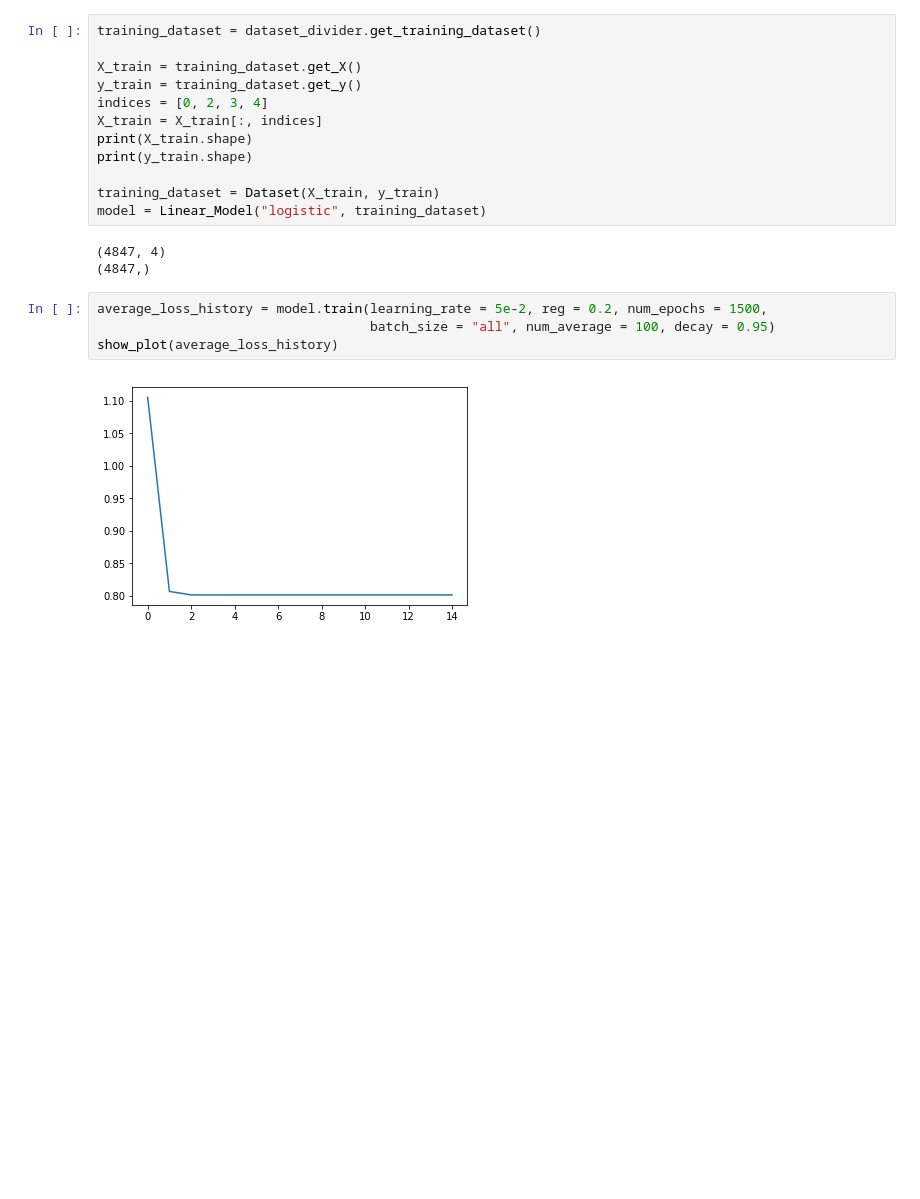
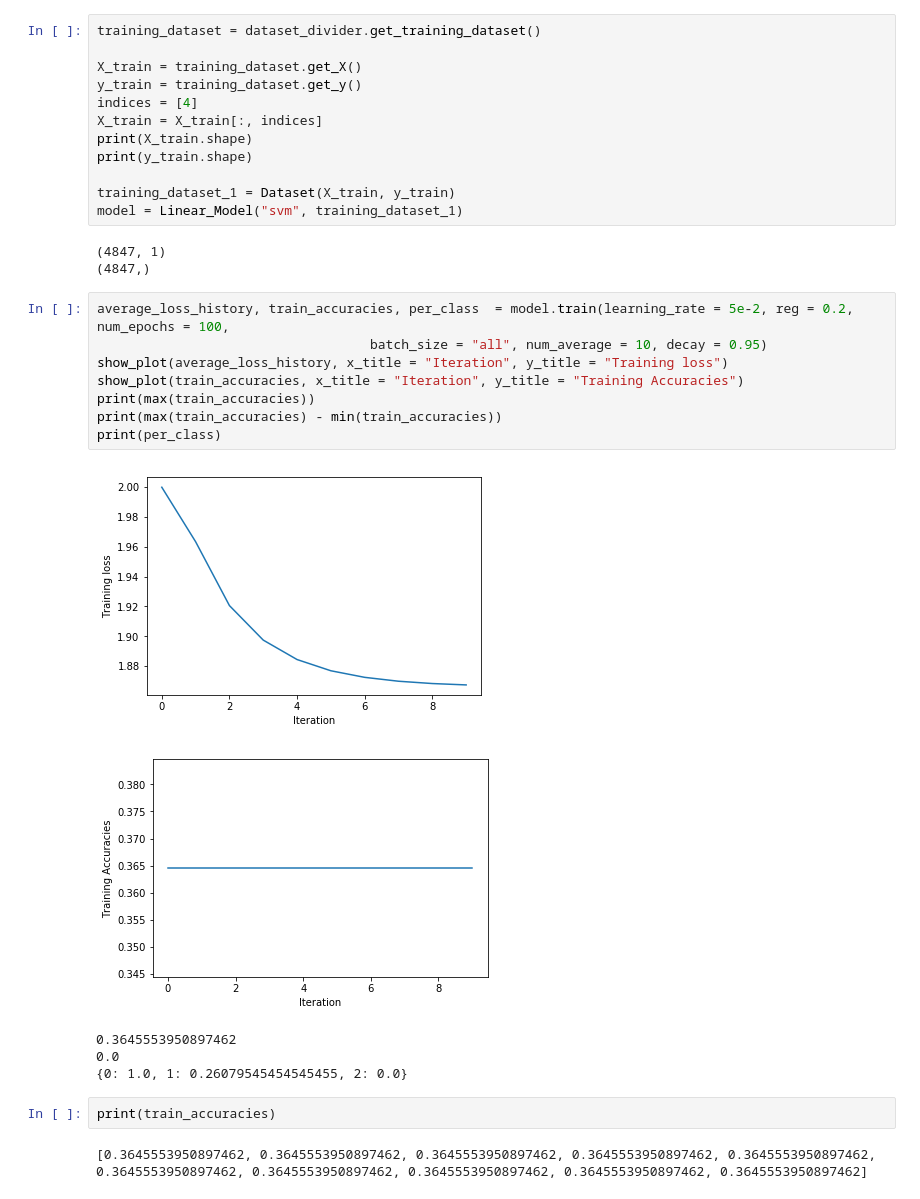
Before and after one commit to tajwarfahim/CS-229A-Project-Machine-Learning, a Jupyter notebook: code/project.ipynb, the cells around one changed output. Drawn from its saved outputs; the diff is of its cells as text; blank space fills up the shorter version.

```diff
--- a/code/project.ipynb
+++ b/code/project.ipynb
@@ -21,19 +23,31 @@ training_dataset = dataset_divider.get_training_dataset()
 
 X_train = training_dataset.get_X()
 y_train = training_dataset.get_y()
-indices = [0, 2, 3, 4]
+indices = [4]
 X_train = X_train[:, indices]
 print(X_train.shape)
 print(y_train.shape)
 
-training_dataset = Dataset(X_train, y_train)
-model = Linear_Model("logistic", training_dataset)
+training_dataset_1 = Dataset(X_train, y_train)
+model = Linear_Model("svm", training_dataset_1)
 # %% [output]
-(4847, 4)
+(4847, 1)
 (4847,)
 # %%
-average_loss_history = model.train(learning_rate = 5e-2, reg = 0.2, num_epochs = 1500,
-                                   batch_size = "all", num_average = 100, decay = 0.95)
-show_plot(average_loss_history)
+average_loss_history, train_accuracies, per_class  = model.train(learning_rate = 5e-2, reg = 0.2, num_epochs = 100,
+                                   batch_size = "all", num_average = 10, decay = 0.95)
+show_plot(average_loss_history, x_title = "Iteration", y_title = "Training loss")
+show_plot(train_accuracies, x_title = "Iteration", y_title = "Training Accuracies")
+print(max(train_accuracies))
+print(max(train_accuracies) - min(train_accuracies))
+print(per_class)
 # %% [output]
-[figure, old version]
+[figure, new version]
+[figure, added]
+0.3645553950897462
+0.0
+{0: 1.0, 1: 0.26079545454545455, 2: 0.0}
+# %%
+print(train_accuracies)
+# %% [output]
+[0.3645553950897462, 0.3645553950897462, 0.3645553950897462, 0.3645553950897462, 0.3645553950897462, 0.3645553950897462, 0.3645553950897462, 0.3645553950897462, 0.3645553950897462, 0.3645553950897462]
```
Also changed, not shown: parts of 10 cells of this notebook, 6 other files.
